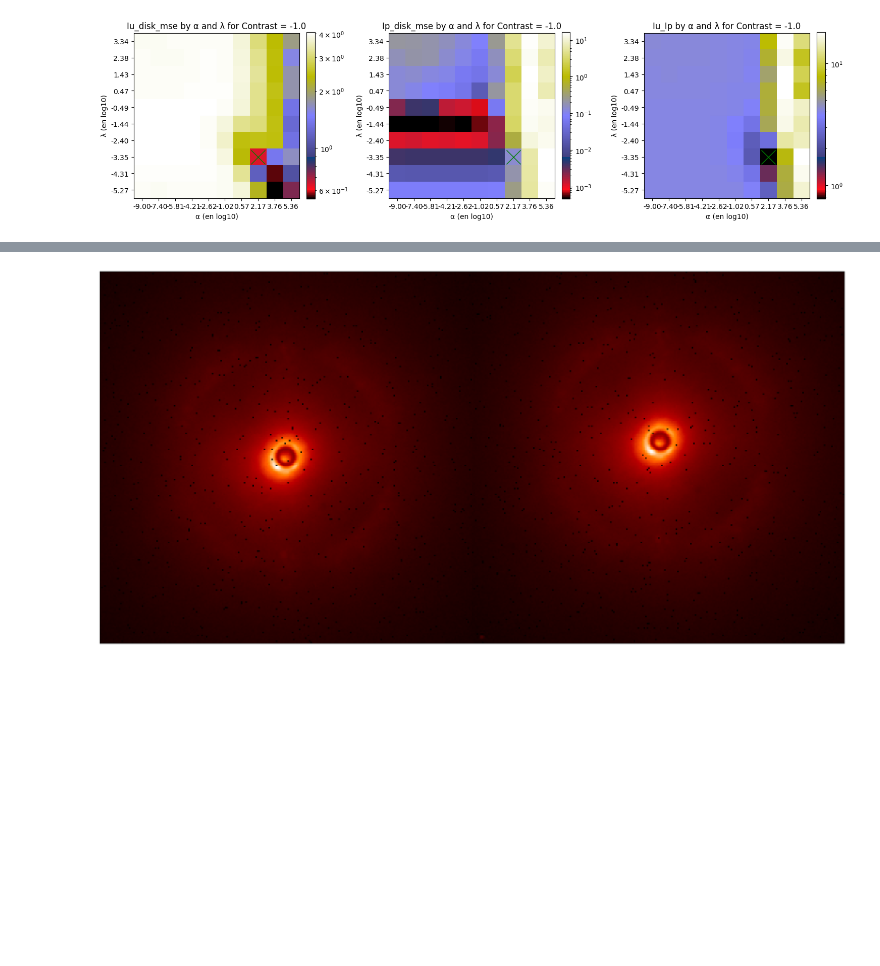
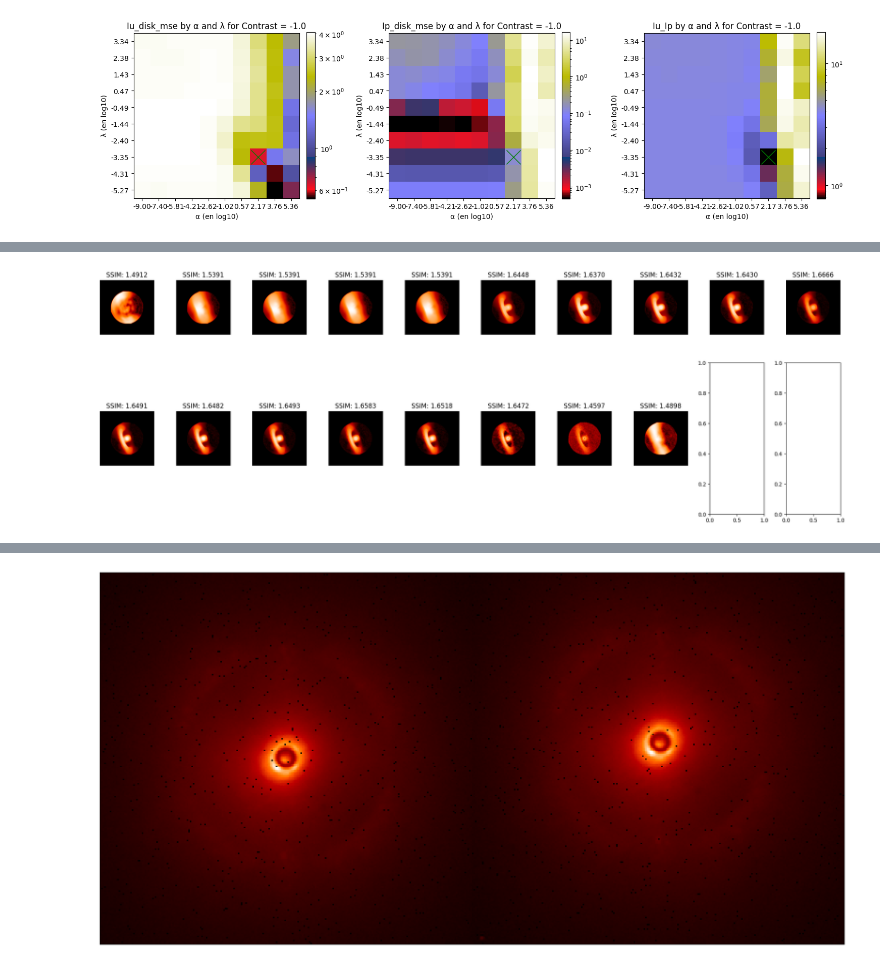
Before and after one commit to LaurenceDenneulin/Rhapsodie.jl, a Jupyter notebook: src/metrics.ipynb, the cells around one changed output, grey strips where cells are left out. Saved outputs shown, nothing was run; the diff lists cells and outputs as text; code cells hidden in the pictures; blank space fills up the shorter version.

```diff
--- a/src/metrics.ipynb
+++ b/src/metrics.ipynb
@@ -236,0 +133,22 @@ compare_methods_plot('../test_results/methods_comparison/mse_rhapsodie_ip_128_po
+# %%
+from matplotlib.colors import PowerNorm, SymLogNorm
+from matplotlib import pyplot as plt
+fig, axes = plt.subplots(2, 10, figsize=(20, 8))
+axes = axes.ravel()
+
+for i, (fits_file, ssim_value) in enumerate(ssim_values):
+    with fits.open(os.path.join(prima_path, fits_file)) as hdul:
+        adir_img = hdul[0].data[7]  # Iu_disk from ADIR
+        adir_img = img_as_float(adir_img)
+
+    ax = axes[i]
+    norm = PowerNorm(gamma=0.25)
+    cmap = 'gist_heat'
+    ax.imshow(adir_img, cmap=cmap, norm=norm)
+    ax.set_title(f'SSIM: {ssim_value:.4f}')
+    ax.axis('off')
+
+plt.tight_layout()
+plt.show()
+# %% [output]
+[figure, added]
```
Also changed, not shown: parts of 22 cells of this notebook, 11 other files.
